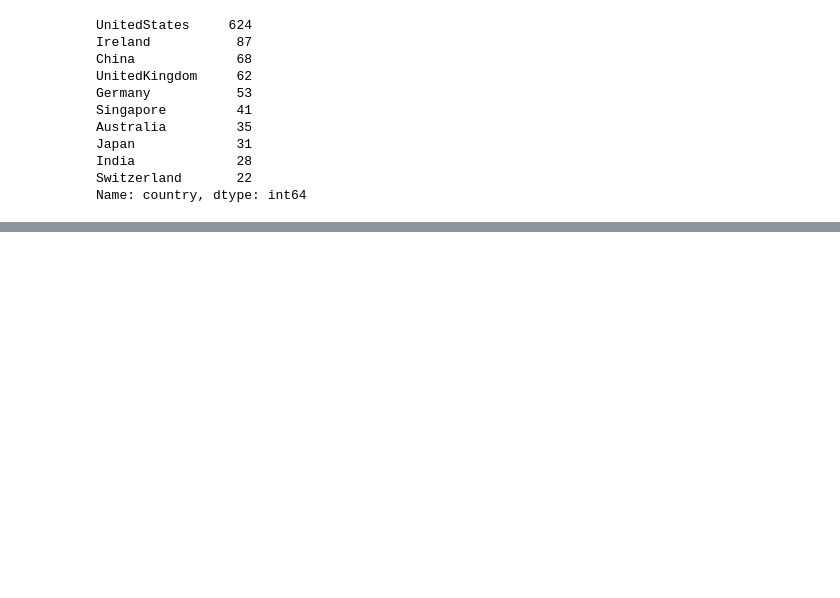
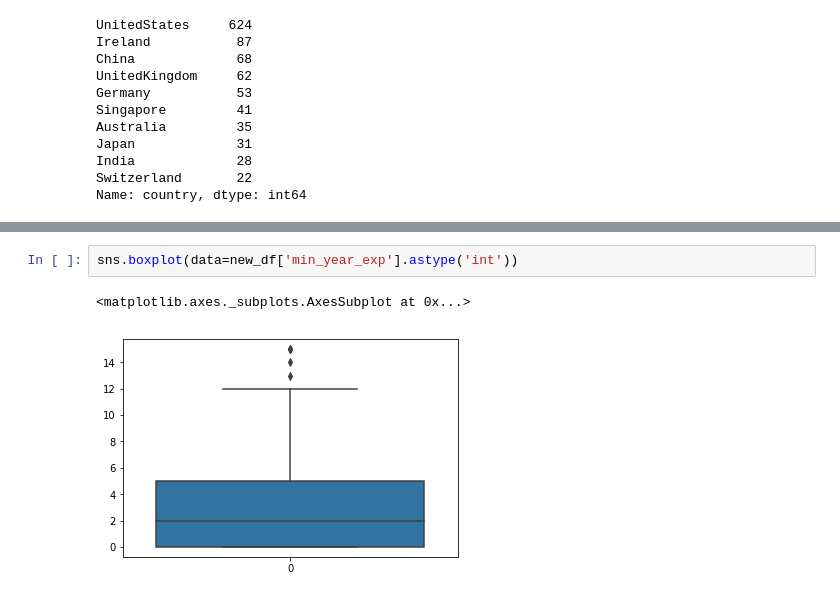
Before and after one commit to davidkorea/DATA_ANALYSIS, a Jupyter notebook: 9_Google_Job_Skills_Kaggle/Google_Job_Skills_Analysis.ipynb, the cells around one changed output, grey strips where cells are left out. Saved outputs shown, nothing was run; the diff lists cells and outputs as text; blank space fills up the shorter version.

```diff
--- a/9_Google_Job_Skills_Kaggle/Google_Job_Skills_Analysis.ipynb
+++ b/9_Google_Job_Skills_Kaggle/Google_Job_Skills_Analysis.ipynb
@@ -209,0 +238,5 @@ Name: country, dtype: int64
+# %%
+sns.boxplot(data=new_df['min_year_exp'].astype('int'))
+# %% [output]
+<matplotlib.axes._subplots.AxesSubplot at 0x...>
+[figure, added]
```
Also changed, not shown: parts of 38 cells of this notebook.
